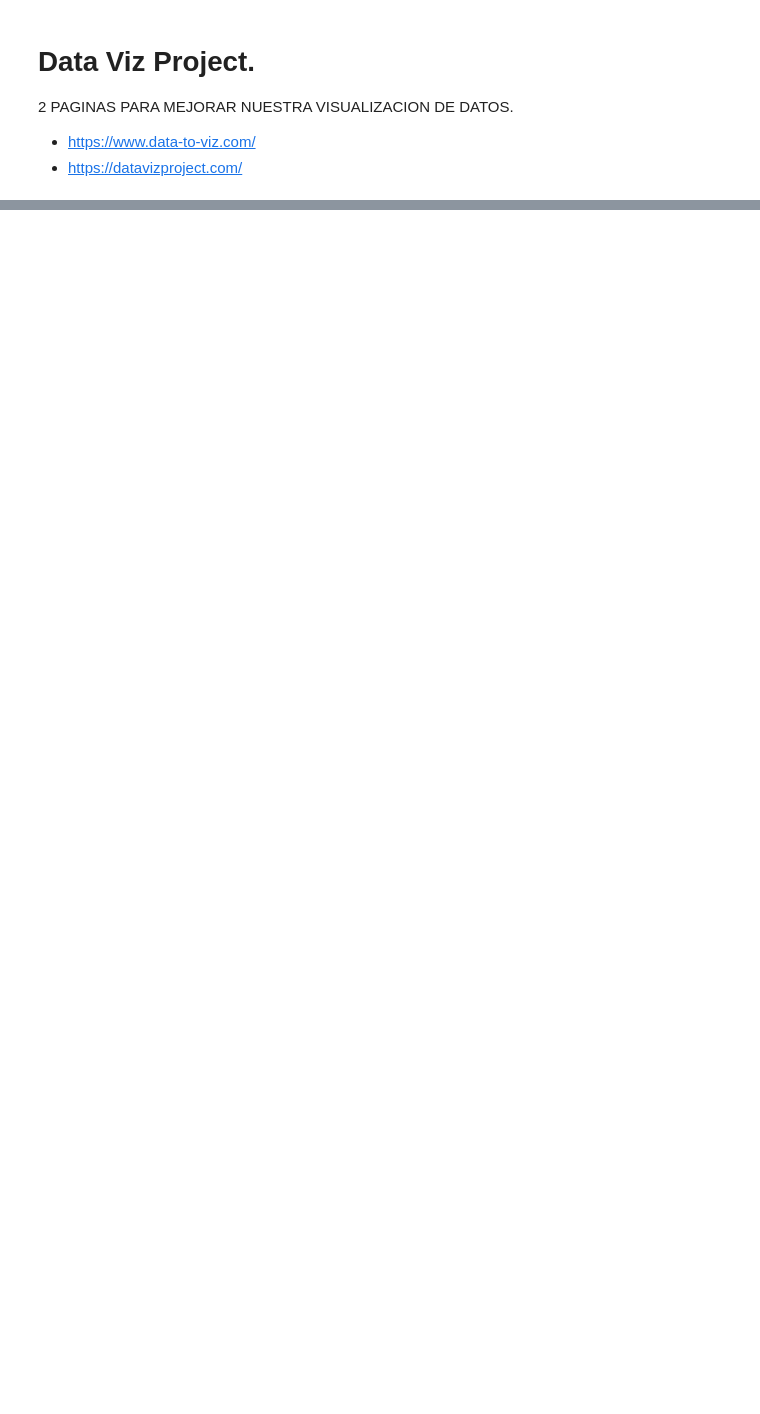
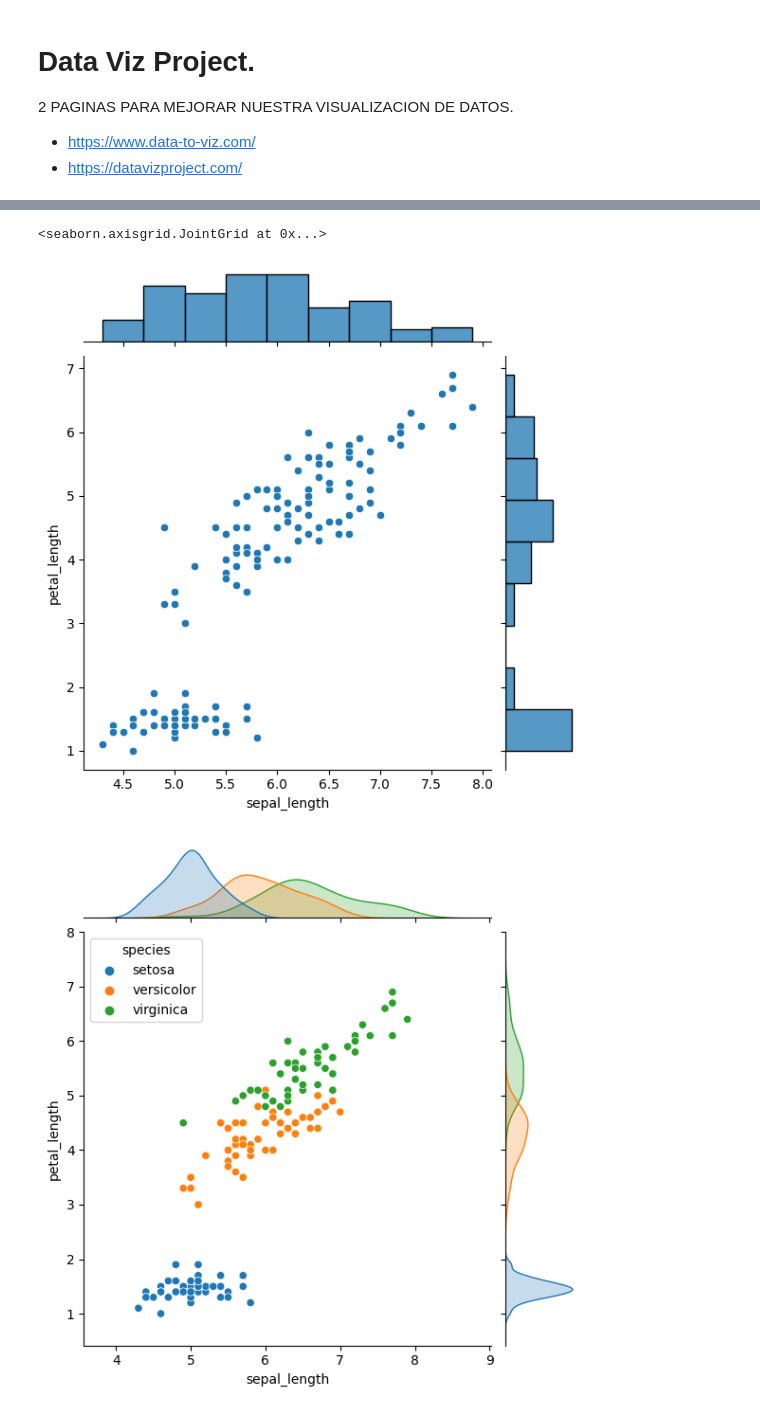
Before and after one commit to JuanDiegoZ/EstadisticaDescriptiva, a Jupyter notebook: EstadisticaDescriptivaIntroduccion.ipynb, the cells around one changed output, grey strips where cells are left out. Drawn from its saved outputs; the diff is of its cells as text; code cells hidden in the pictures; blank space fills up the shorter version.

Commit message:
seaborn para medidas de dispersión

```diff
--- a/EstadisticaDescriptivaIntroduccion.ipynb
+++ b/EstadisticaDescriptivaIntroduccion.ipynb
@@ -328,0 +354,8 @@ Una mayor curtosis no implica una mayor varianza, ni viceversa.
+# %%
+#Jointplot as the same of scartterplot but its show the histogram in the limits.
+sns.jointplot(data = df_iris,x = 'sepal_length',y = 'petal_length')
+sns.jointplot(data = df_iris,x = 'sepal_length',y = 'petal_length',hue = 'species')
+# %% [output]
+<seaborn.axisgrid.JointGrid at 0x...>
+[figure, added]
+[figure, added]
```
Also changed, not shown: parts of 7 cells of this notebook.
